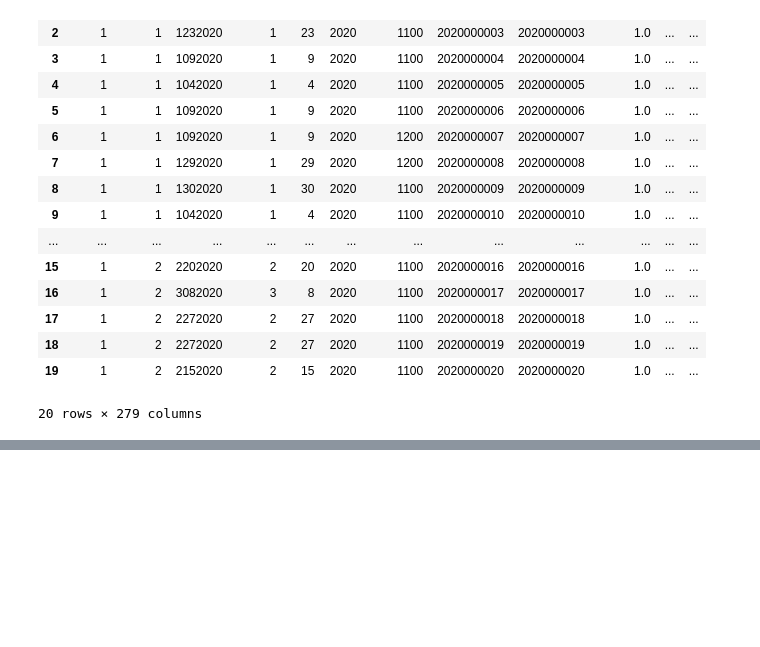
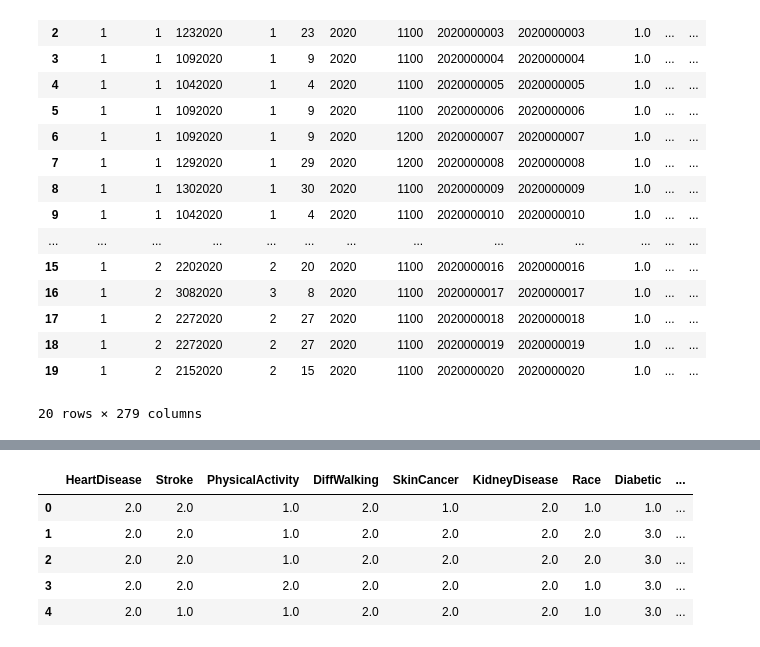
Before and after one commit to yahyamomtaz/Heart-Attack-Project, a Jupyter notebook: heart-attack-complete-project.ipynb, the cells around one changed output, grey strips where cells are left out. Saved outputs shown, nothing was run; the diff lists cells and outputs as text; code cells hidden in the pictures; blank space fills up the shorter version.

```diff
--- a/heart-attack-complete-project.ipynb
+++ b/heart-attack-complete-project.ipynb
@@ -118,0 +186,20 @@ df = df[columns_to_keep]
+# %%
+cat_var = df[['HeartDisease',
+    'Stroke',
+    'PhysicalActivity',
+    'DiffWalking',
+    'SkinCancer',
+    'KidneyDisease',
+    'Race',
+    'Diabetic',
+    'GenHealth']]
+# %%
+cat_dummies = pd.get_dummies(cat_var, drop_first=True)
+cat_dummies.head()
+# %% [output]
+|  | HeartDisease | Stroke | PhysicalActivity | DiffWalking | SkinCancer | KidneyDisease | Race | Diabetic | ... |
+| 0 | 2.0 | 2.0 | 1.0 | 2.0 | 1.0 | 2.0 | 1.0 | 1.0 | ... |
+| 1 | 2.0 | 2.0 | 1.0 | 2.0 | 2.0 | 2.0 | 2.0 | 3.0 | ... |
+| 2 | 2.0 | 2.0 | 1.0 | 2.0 | 2.0 | 2.0 | 2.0 | 3.0 | ... |
+| 3 | 2.0 | 2.0 | 2.0 | 2.0 | 2.0 | 2.0 | 1.0 | 3.0 | ... |
+| 4 | 2.0 | 1.0 | 1.0 | 2.0 | 2.0 | 2.0 | 1.0 | 3.0 | ... |
```
Also changed, not shown: parts of 38 cells of this notebook.
